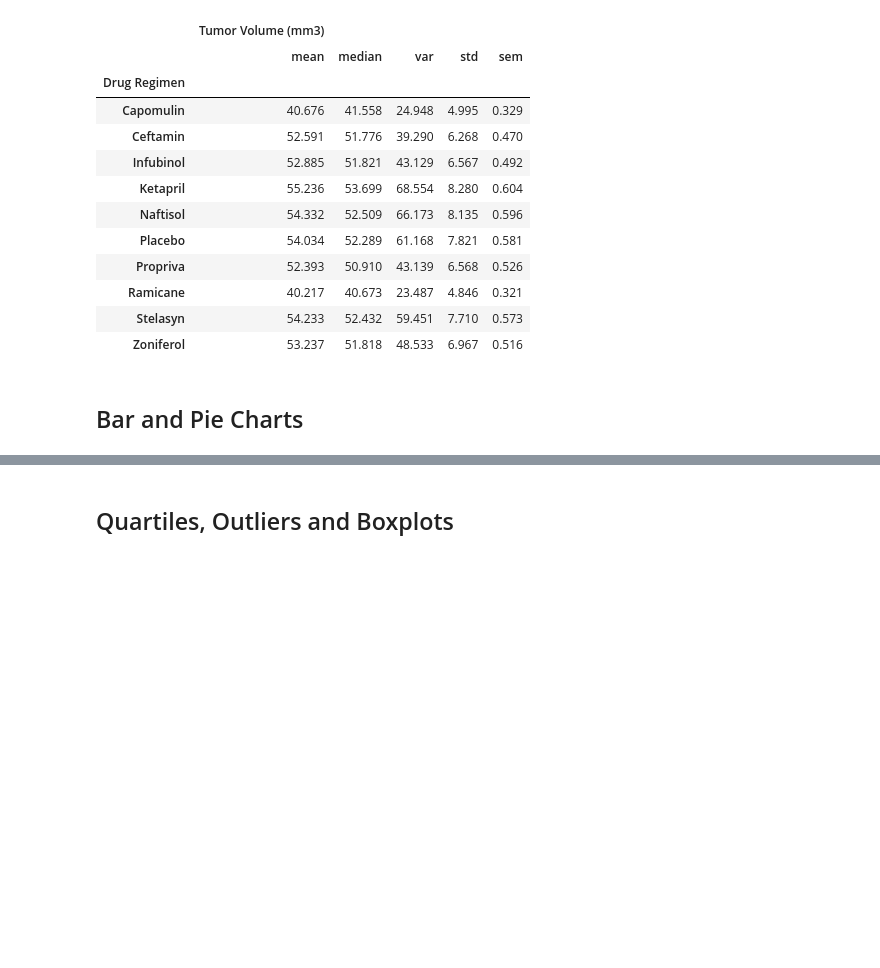
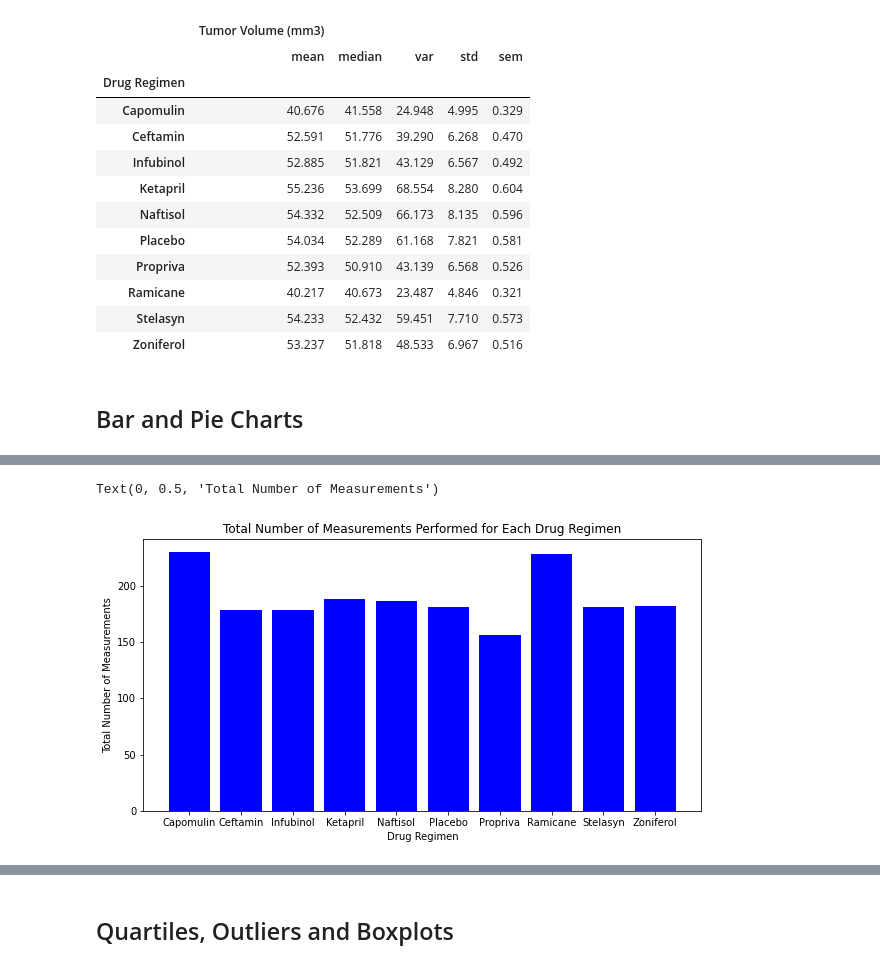
Before and after one commit to normanchan19/matplotlib-challenge, a Jupyter notebook: Pymaceuticals/pymaceuticals_starter.ipynb, the cells around one changed output, grey strips where cells are left out. Drawn from its saved outputs; the diff is of its cells as text; code cells hidden in the pictures; blank space fills up the shorter version.

```diff
--- a/Pymaceuticals/pymaceuticals_starter.ipynb
+++ b/Pymaceuticals/pymaceuticals_starter.ipynb
@@ -145,0 +158,23 @@ round(grouped_regimen_df.agg({'Tumor Volume (mm3)': ['mean', 'median', 'var', 's
+# %%
+# Generate a bar plot showing the total number of measurements taken on each drug regimen using pyplot.
+
+# List of drug regimens to be used for x-axis
+regimen = ["Capomulin", "Ceftamin", "Infubinol", "Ketapril", "Naftisol",
+           "Placebo", "Propriva", "Ramicane", "Stelasyn", "Zoniferol"]
+
+# Count measurements data found earlier
+count_measurements
+
+# Set size of chart figure
+plt.figure(figsize=(10,5))
+
+# Create bar chart using pyplot
+plt.bar(regimen, count_measurements, color='b', align="center")
+
+# Set the title, x-label, and y-label
+plt.title("Total Number of Measurements Performed for Each Drug Regimen")
+plt.xlabel("Drug Regimen")
+plt.ylabel("Total Number of Measurements")
+# %% [output]
+Text(0, 0.5, 'Total Number of Measurements')
+[figure, added]
```
Also changed, not shown: parts of 8 cells of this notebook.
